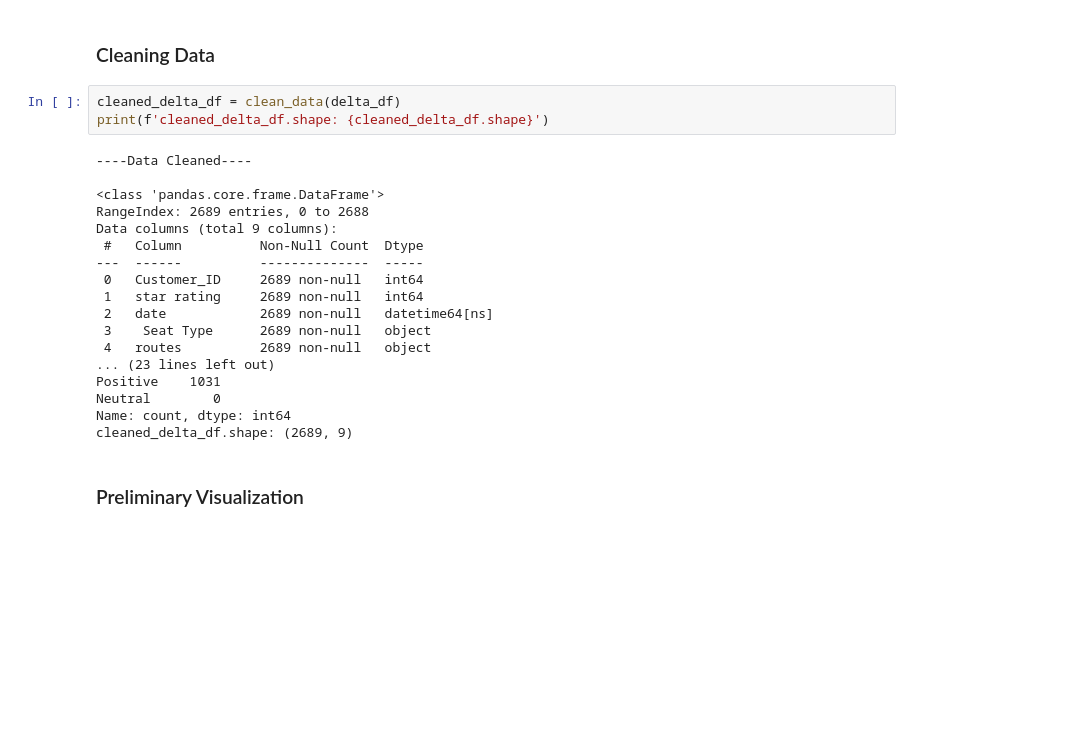
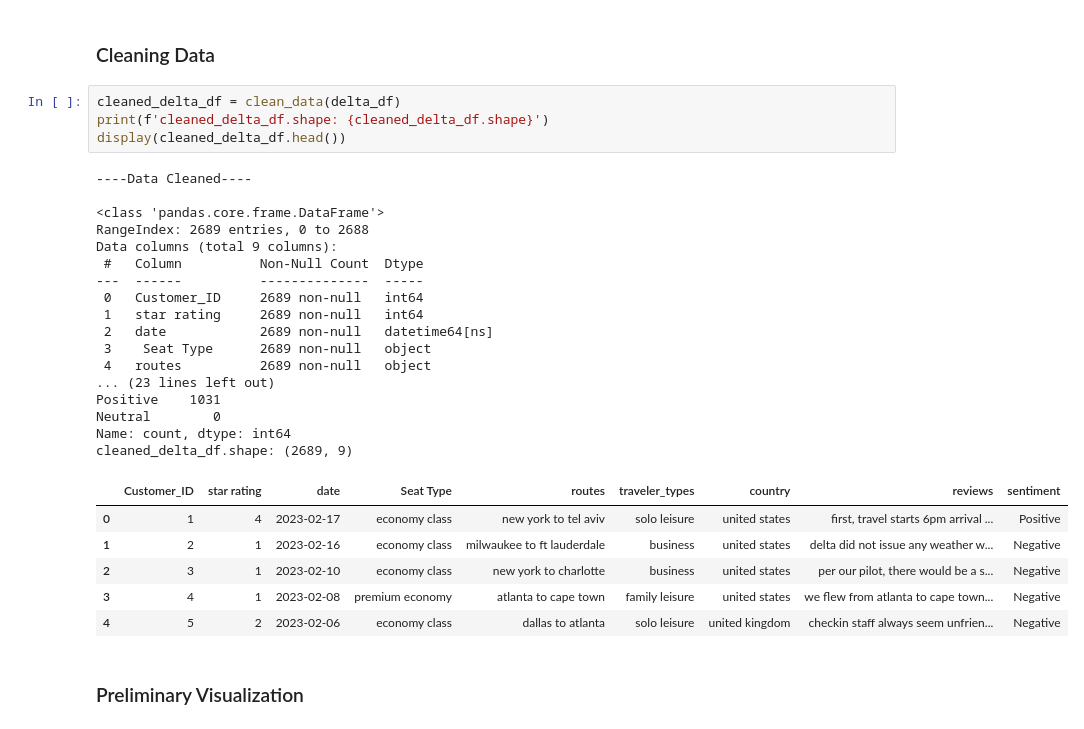
Before and after one commit to T-Godwins/airline-project, a Jupyter notebook: sentiment_analysis.ipynb, the cells around one changed output. Saved outputs shown, nothing was run; the diff lists cells and outputs as text; blank space fills up the shorter version.

```diff
--- a/sentiment_analysis.ipynb
+++ b/sentiment_analysis.ipynb
@@ -76,24 +76,31 @@ dtype: int64
 # %%
 cleaned_delta_df = clean_data(delta_df)
 print(f'cleaned_delta_df.shape: {cleaned_delta_df.shape}')
+display(cleaned_delta_df.head())
 # %% [output]
 ----Data Cleaned----
 
 <class 'pandas.core.frame.DataFrame'>
 RangeIndex: 2689 entries, 0 to 2688
 Data columns (total 9 columns):
  #   Column          Non-Null Count  Dtype
 ---  ------          --------------  -----
  0   Customer_ID     2689 non-null   int64
  1   star rating     2689 non-null   int64
  2   date            2689 non-null   datetime64[ns]
  3    Seat Type      2689 non-null   object
  4   routes          2689 non-null   object
 ... (23 lines left out)
 Positive    1031
 Neutral        0
 Name: count, dtype: int64
 cleaned_delta_df.shape: (2689, 9)
+|  | Customer_ID | star rating | date | Seat Type | routes | traveler_types | country | reviews | sentiment |
+| 0 | 1 | 4 | 2023-02-17 | economy class | new york to tel aviv | solo leisure | united states | first, travel starts 6pm arrival ... | Positive |
+| 1 | 2 | 1 | 2023-02-16 | economy class | milwaukee to ft lauderdale | business | united states | delta did not issue any weather w... | Negative |
+| 2 | 3 | 1 | 2023-02-10 | economy class | new york to charlotte | business | united states | per our pilot, there would be a s... | Negative |
+| 3 | 4 | 1 | 2023-02-08 | premium economy | atlanta to cape town | family leisure | united states | we flew from atlanta to cape town... | Negative |
+| 4 | 5 | 2 | 2023-02-06 | economy class | dallas to atlanta | solo leisure | united kingdom | checkin staff always seem unfrien... | Negative |
 # %% [markdown]
 ### Preliminary Visualization ###
 # %%
```
Also changed, not shown: parts of 6 cells of this notebook, 1 other file.
